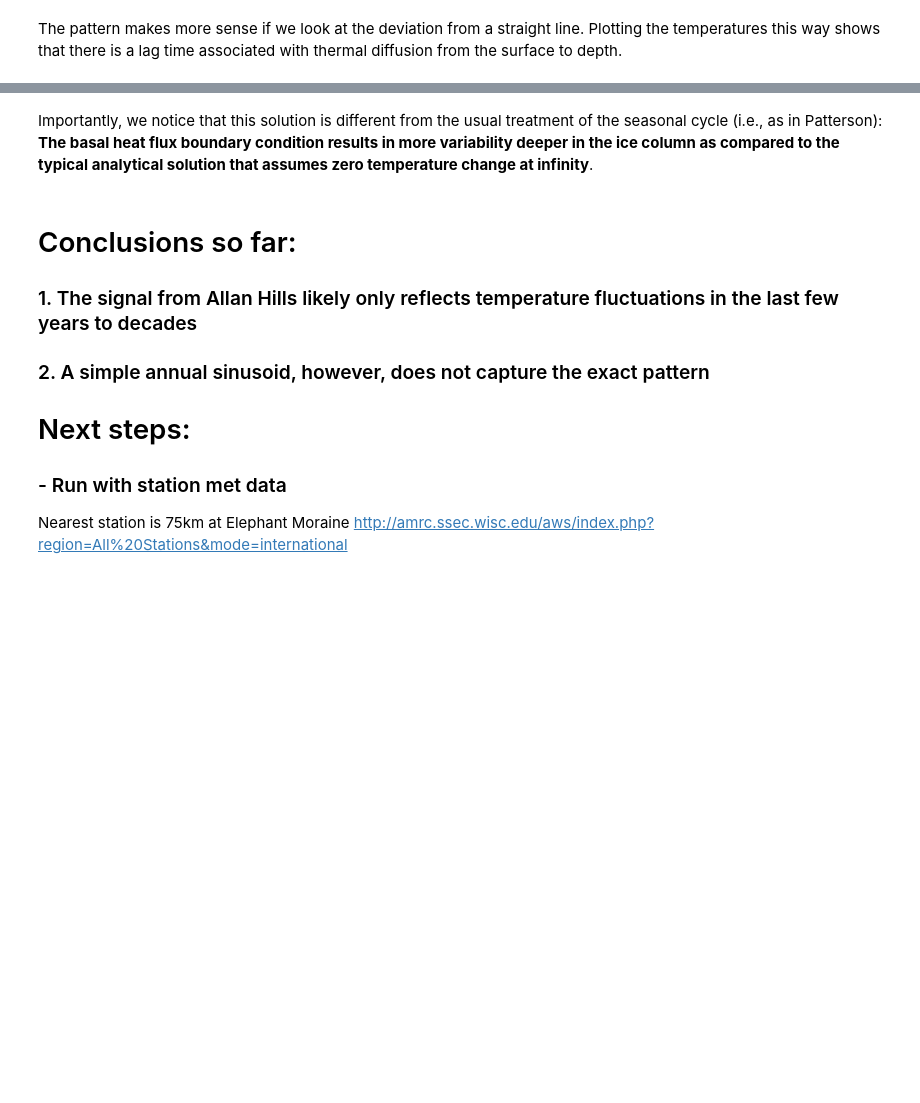
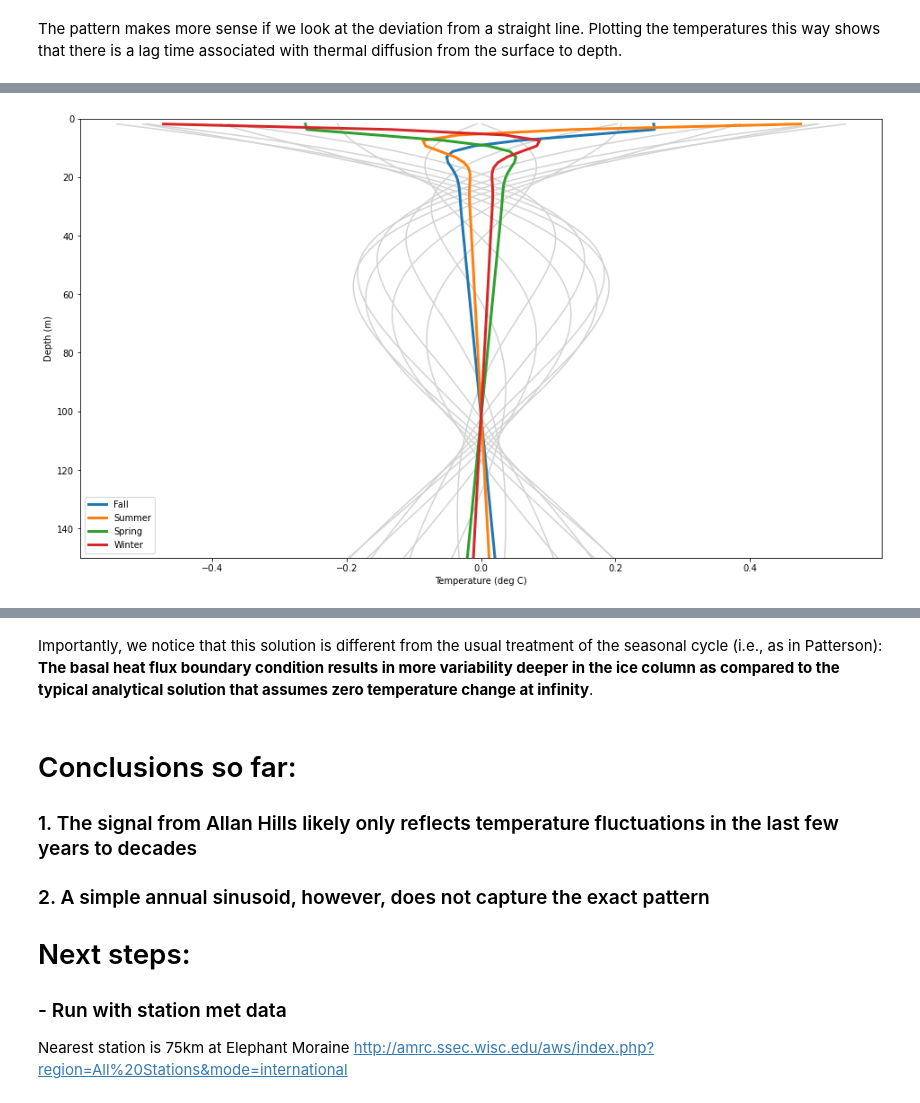
Before and after one commit to bradlipovsky/heat, a Jupyter notebook: examples.ipynb, the cells around one changed output, grey strips where cells are left out. Cells and saved outputs as stored; diff of their text form; code cells hidden in the pictures; blank space fills up the shorter version.

```diff
--- a/examples.ipynb
+++ b/examples.ipynb
@@ -196,0 +210,16 @@ plt.show()
+# %%
+from scipy.signal import detrend
+plt.subplots(figsize=(16,9))
+for i in range(1,16):
+    plt.plot(detrend(U[:,-i]),z,c='lightgrey')
+plt.plot(detrend(Ua[:,-1]),z,label=f'Fall',linewidth=3)
+plt.plot(detrend(Ua[:,-5]),z,label=f'Summer',linewidth=3)
+plt.plot(detrend(Ua[:,-9]),z,label=f'Spring',linewidth=3)
+plt.plot(detrend(Ua[:,-13]),z,label=f'Winter',linewidth=3)
+plt.legend()
+plt.ylabel('Depth (m)')
+plt.ylim([max_depth,0])
+plt.xlabel('Temperature (deg C)')
+plt.show()
+# %% [output]
+[figure, added]
```
Also changed, not shown: parts of 8 cells of this notebook.
